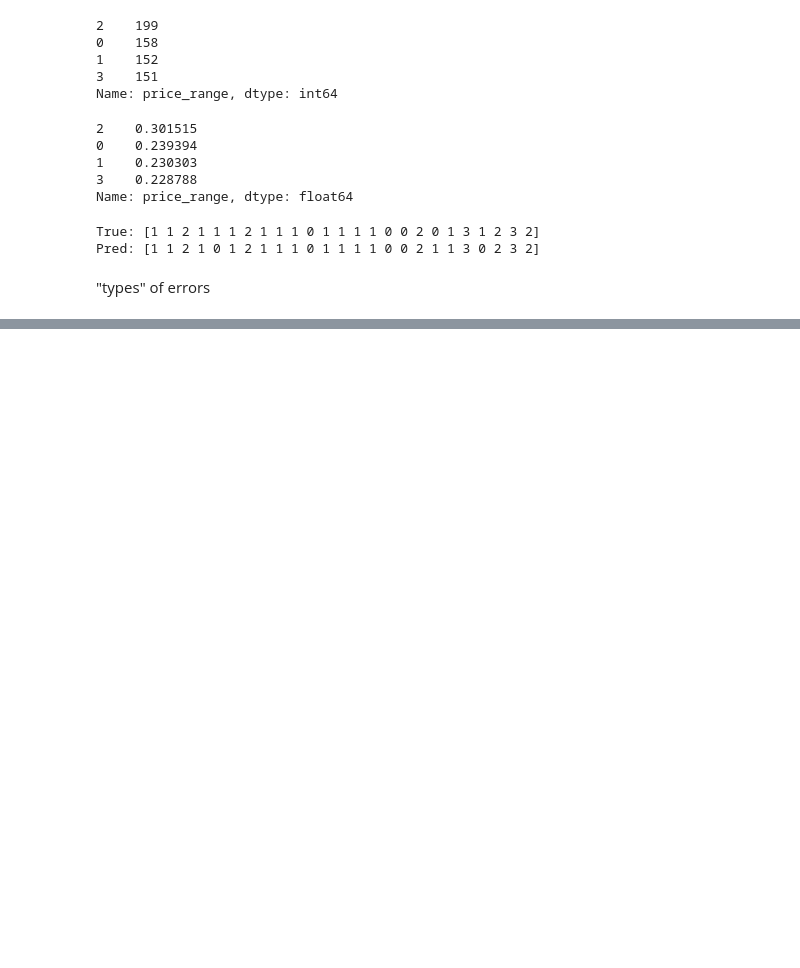
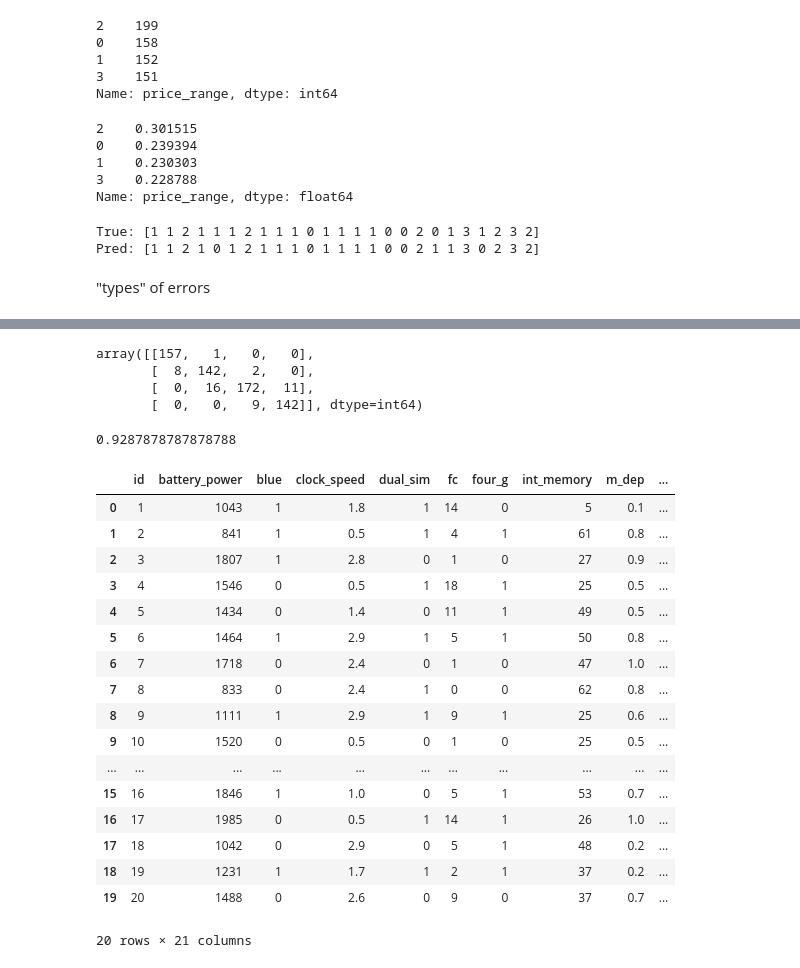
Before and after one commit to HilaShoshan/Mobile_Price_Classification, a Jupyter notebook: Mobile_Price Classification.ipynb, the cells around one changed output, grey strips where cells are left out. Saved outputs shown, nothing was run; the diff lists cells and outputs as text; code cells hidden in the pictures; blank space fills up the shorter version.

```diff
--- a/Mobile_Price Classification.ipynb
+++ b/Mobile_Price Classification.ipynb
@@ -556,0 +565,35 @@ Pred: [1 1 2 1 0 1 2 1 1 1 0 1 1 1 1 0 0 2 1 1 3 0 2 3 2]
+# %%
+# confusion_matrix (multi-class classification)
+
+confusion_matrix(y_test,y_pred_pca)
+# %% [output]
+array([[157,   1,   0,   0],
+       [  8, 142,   2,   0],
+       [  0,  16, 172,  11],
+       [  0,   0,   9, 142]], dtype=int64)
+# %%
+print(metrics.accuracy_score(y_test, y_pred_pca))
+# %% [output]
+0.9287878787878788
+# %%
+test_data = pd.read_csv('test_mobilePrice.csv', encoding= 'ISO-8859-1')
+test_data.head(20)
+# %% [output]
+|  | id | battery_power | blue | clock_speed | dual_sim | fc | four_g | int_memory | m_dep | ... |
+| 0 | 1 | 1043 | 1 | 1.8 | 1 | 14 | 0 | 5 | 0.1 | ... |
+| 1 | 2 | 841 | 1 | 0.5 | 1 | 4 | 1 | 61 | 0.8 | ... |
+| 2 | 3 | 1807 | 1 | 2.8 | 0 | 1 | 0 | 27 | 0.9 | ... |
+| 3 | 4 | 1546 | 0 | 0.5 | 1 | 18 | 1 | 25 | 0.5 | ... |
+| 4 | 5 | 1434 | 0 | 1.4 | 0 | 11 | 1 | 49 | 0.5 | ... |
+| 5 | 6 | 1464 | 1 | 2.9 | 1 | 5 | 1 | 50 | 0.8 | ... |
+| 6 | 7 | 1718 | 0 | 2.4 | 0 | 1 | 0 | 47 | 1.0 | ... |
+| 7 | 8 | 833 | 0 | 2.4 | 1 | 0 | 0 | 62 | 0.8 | ... |
+| 8 | 9 | 1111 | 1 | 2.9 | 1 | 9 | 1 | 25 | 0.6 | ... |
+| 9 | 10 | 1520 | 0 | 0.5 | 0 | 1 | 0 | 25 | 0.5 | ... |
+| ... | ... | ... | ... | ... | ... | ... | ... | ... | ... | ... |
+| 15 | 16 | 1846 | 1 | 1.0 | 0 | 5 | 1 | 53 | 0.7 | ... |
+| 16 | 17 | 1985 | 0 | 0.5 | 1 | 14 | 1 | 26 | 1.0 | ... |
+| 17 | 18 | 1042 | 0 | 2.9 | 0 | 5 | 1 | 48 | 0.2 | ... |
+| 18 | 19 | 1231 | 1 | 1.7 | 1 | 2 | 1 | 37 | 0.2 | ... |
+| 19 | 20 | 1488 | 0 | 2.6 | 0 | 9 | 0 | 37 | 0.7 | ... |
+20 rows × 21 columns
```
Also changed, not shown: parts of 10 cells of this notebook.
